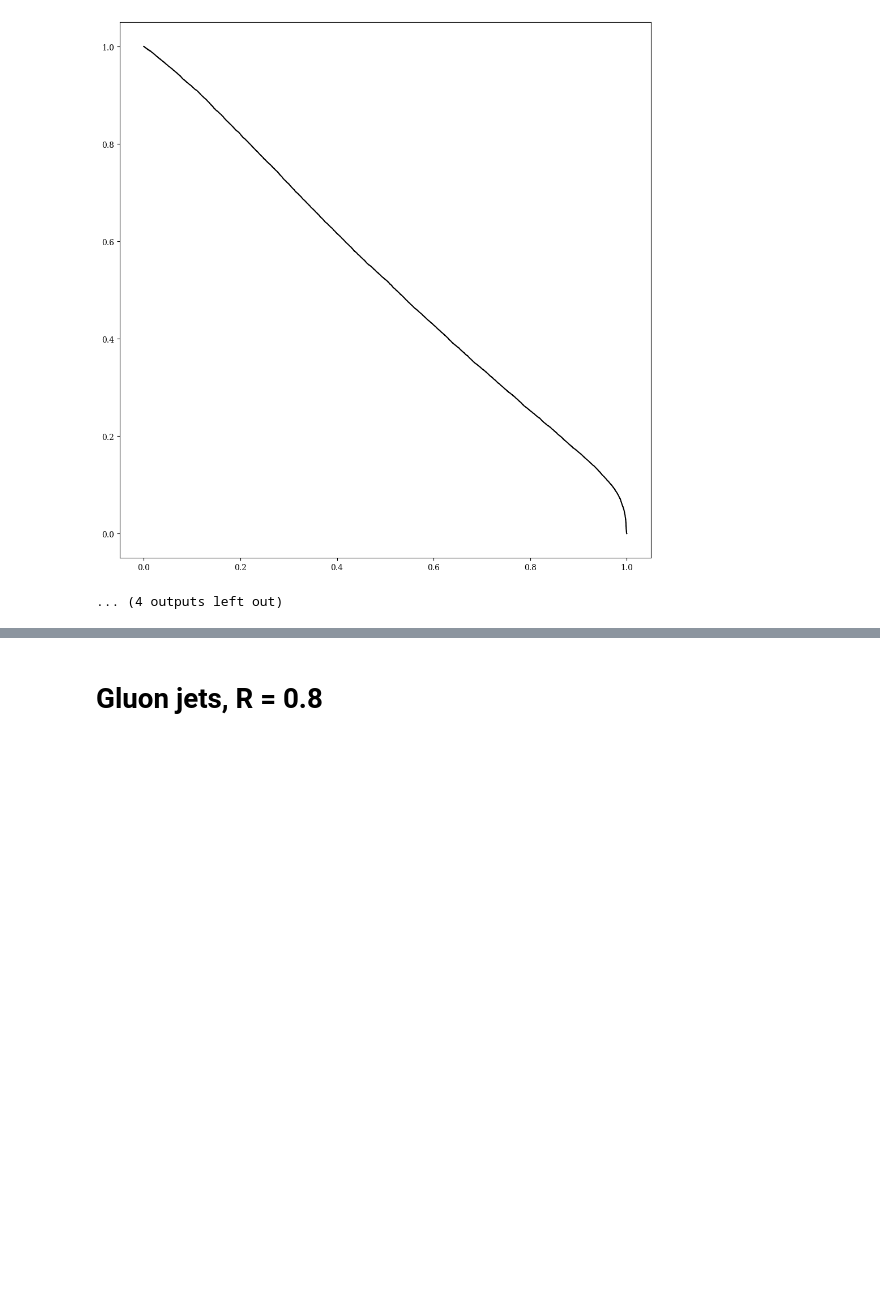
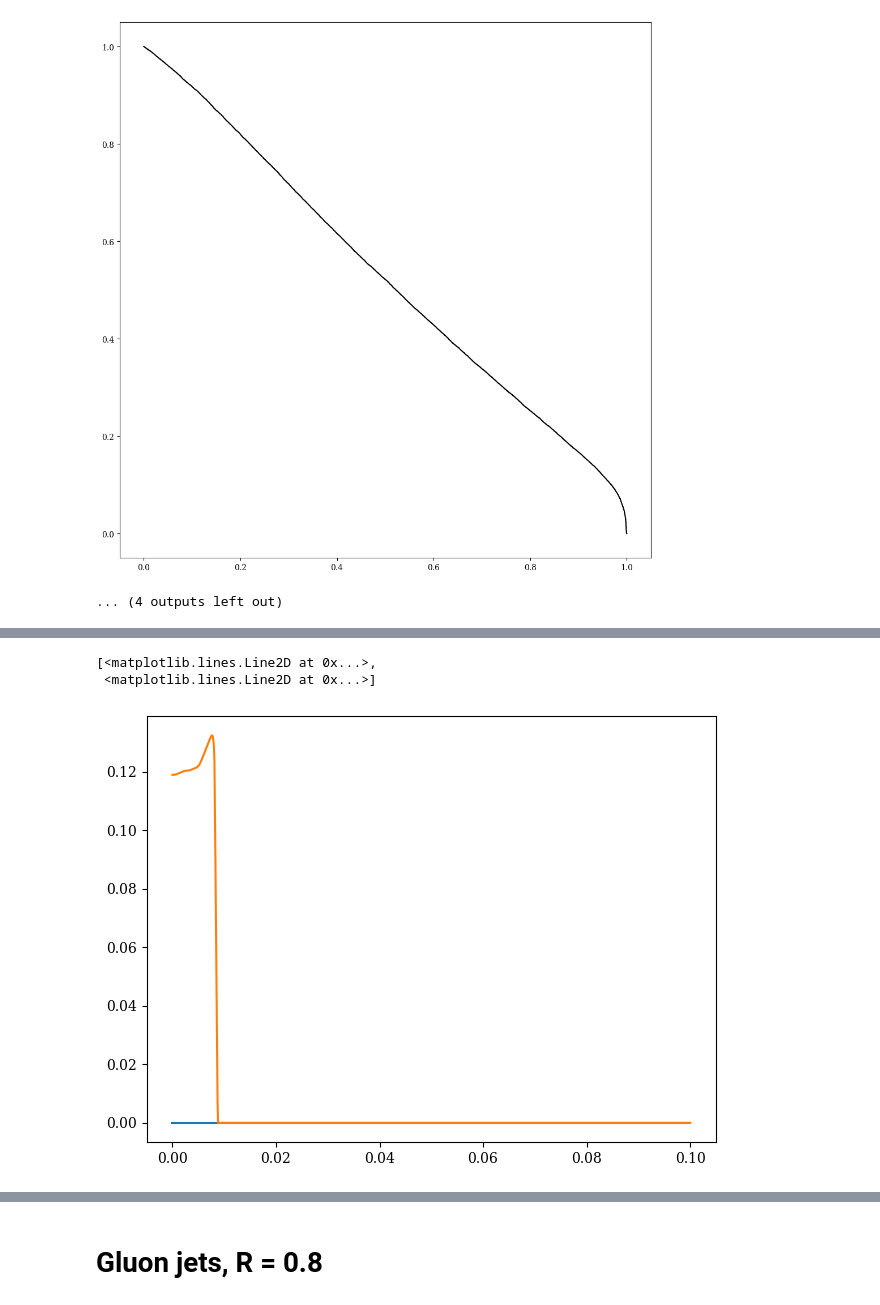
Before and after one commit to SamBT/safeUncalculable, a Jupyter notebook: trainEFN.ipynb, the cells around one changed output, grey strips where cells are left out. Saved outputs shown, nothing was run; the diff lists cells and outputs as text; code cells hidden in the pictures; blank space fills up the shorter version.

```diff
--- a/trainEFN.ipynb
+++ b/trainEFN.ipynb
@@ -229,0 +298,6 @@ h = plt.hist2d(test[test_labels[:,0]==0][:,:,1].flatten()[mask],test[test_labels
+# %%
+plt.plot(rads[:,0],outs[:,0,:])
+# %% [output]
+[<matplotlib.lines.Line2D at 0x...>,
+ <matplotlib.lines.Line2D at 0x...>]
+[figure, added]
```
Also changed, not shown: parts of 34 cells of this notebook, 9 other files.
